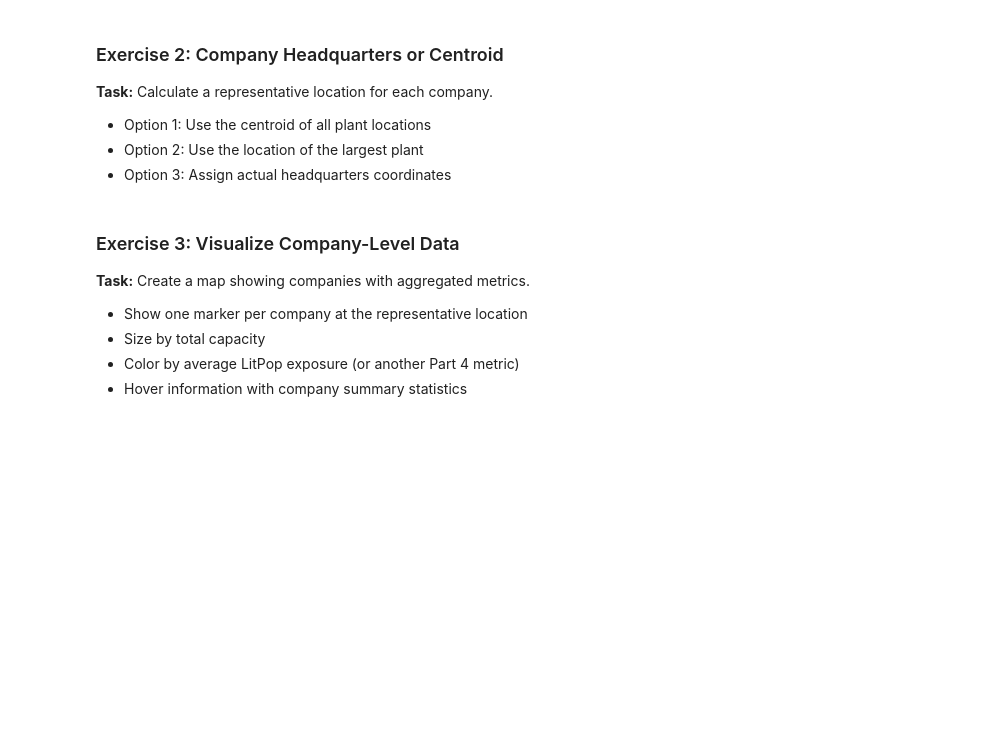
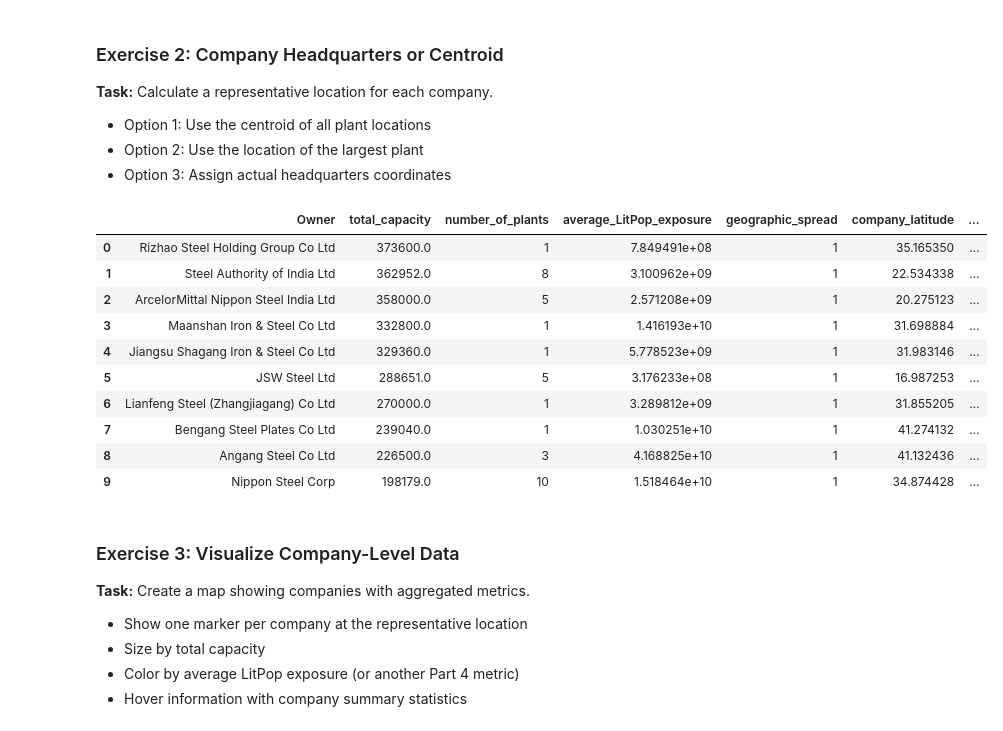
Before and after one commit to Lio0704/aidams-lab1, a Jupyter notebook: lab_1.ipynb, the cells around one changed output. Cells and saved outputs as stored; diff of their text form; code cells hidden in the pictures; blank space fills up the shorter version.

```diff
--- a/lab_1.ipynb
+++ b/lab_1.ipynb
@@ -200,0 +521,21 @@ You should end up with one row per plant (or a clear many-to-one rule if you agg
+# %%
+# Merge datasets
+
+from sklearn.neighbors import BallTree
+
+# Load the three LitPop datasets
+litpop_china = pd.read_hdf("LitPop_pc_300_arcsec_CHN_v1.hdf5")
+litpop_india = pd.read_hdf("LitPop_pc_300_arcsec_IND_v1.hdf5")
+litpop_japan = pd.read_hdf("LitPop_pc_300_arcsec_JPN_v1.hdf5")
+
+# Add country labels
+litpop_china["Country/area"] = "China"
+litpop_india["Country/area"] = "India"
+litpop_japan["Country/area"] = "Japan"
+
+# Keep ONLY steel plants in these three countries
+plants_3countries = plant_data[
+    plant_data["Country/area"].isin(["China", "India", "Japan"])
+].copy()
+
+print(plants_3countries["Country/area"].value_counts())
@@ -233,3 +748,35 @@ Aggregate data at the company level to analyze corporate footprints — includin
+# %%
+# Calculate company representative locations
+
+company_locations = (
+    plant_exposure
+    .groupby("Owner")
+    .agg(
+        company_latitude=("Latitude", "mean"),
+        company_longitude=("Longitude", "mean")
+    )
+    .reset_index()
+)
+
+company_data = company_summary.merge(
+    company_locations,
+    on="Owner",
+    how="left"
+)
+
+company_data.head(10)
+# %% [output]
+|  | Owner | total_capacity | number_of_plants | average_LitPop_exposure | geographic_spread | company_latitude | ... |
+| 0 | Rizhao Steel Holding Group Co Ltd | 373600.0 | 1 | 7.849491e+08 | 1 | 35.165350 | ... |
+| 1 | Steel Authority of India Ltd | 362952.0 | 8 | 3.100962e+09 | 1 | 22.534338 | ... |
+| 2 | ArcelorMittal Nippon Steel India Ltd | 358000.0 | 5 | 2.571208e+09 | 1 | 20.275123 | ... |
+| 3 | Maanshan Iron & Steel Co Ltd | 332800.0 | 1 | 1.416193e+10 | 1 | 31.698884 | ... |
+| 4 | Jiangsu Shagang Iron & Steel Co Ltd | 329360.0 | 1 | 5.778523e+09 | 1 | 31.983146 | ... |
+| 5 | JSW Steel Ltd | 288651.0 | 5 | 3.176233e+08 | 1 | 16.987253 | ... |
+| 6 | Lianfeng Steel (Zhangjiagang) Co Ltd | 270000.0 | 1 | 3.289812e+09 | 1 | 31.855205 | ... |
+| 7 | Bengang Steel Plates Co Ltd | 239040.0 | 1 | 1.030251e+10 | 1 | 41.274132 | ... |
+| 8 | Angang Steel Co Ltd | 226500.0 | 3 | 4.168825e+10 | 1 | 41.132436 | ... |
+| 9 | Nippon Steel Corp | 198179.0 | 10 | 1.518464e+10 | 1 | 34.874428 | ... |
 # %% [markdown]
 ### Exercise 3: Visualize Company-Level Data
 **Task:** Create a map showing companies with aggregated metrics.
```
Also changed, not shown: parts of 42 cells of this notebook, 3 other files.
